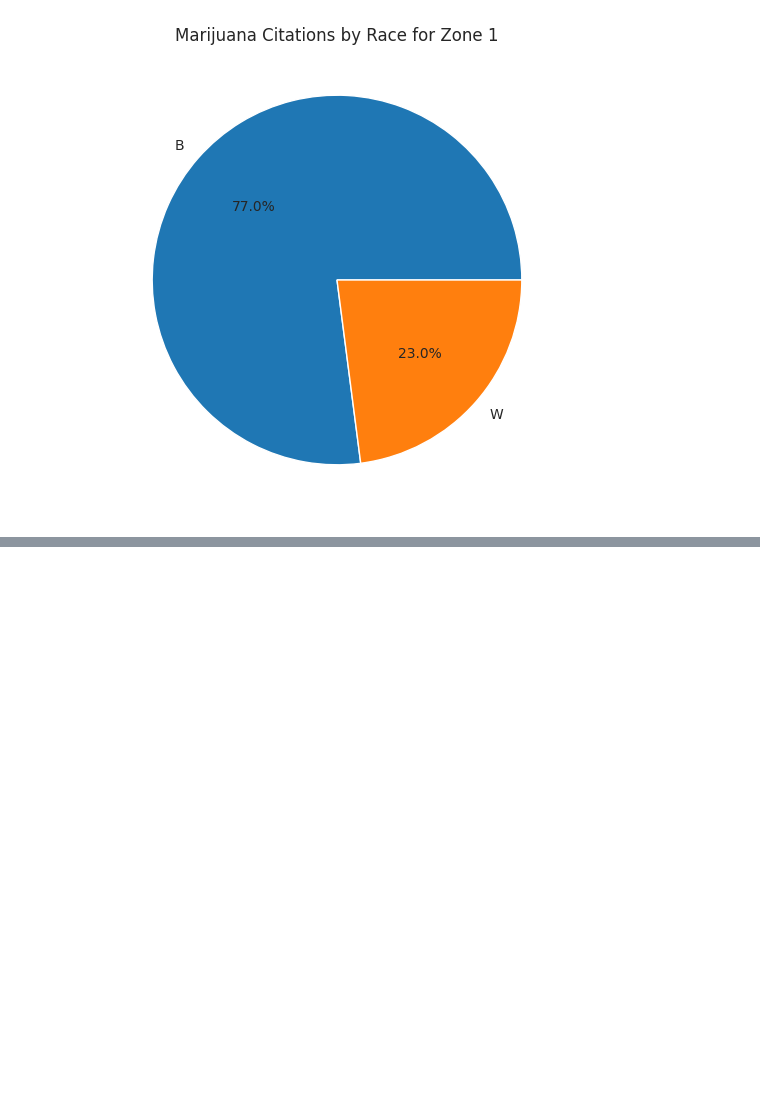
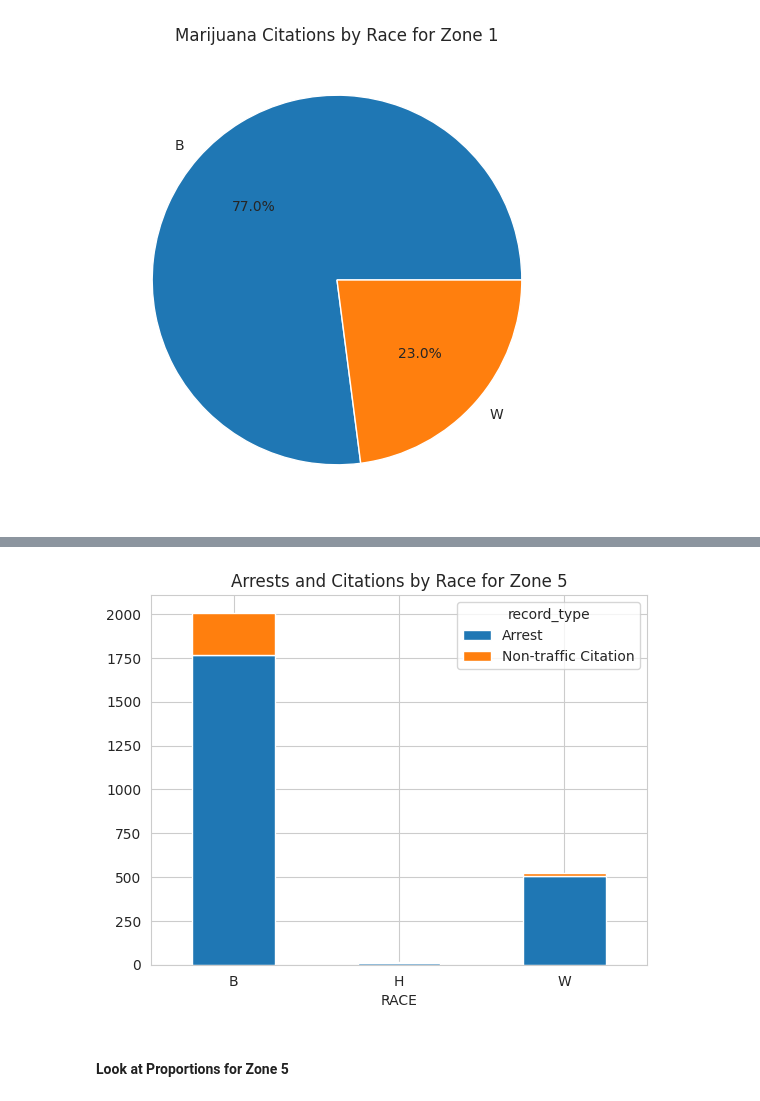
Before and after one commit to trailmarkerlib/policeProjectPythonWorkshop, a Jupyter notebook: python_workshop_marijuana_arrests_vs_citations.ipynb, the cells around one changed output, grey strips where cells are left out. Saved outputs shown, nothing was run; the diff lists cells and outputs as text; code cells hidden in the pictures; blank space fills up the shorter version.

```diff
--- a/python_workshop_marijuana_arrests_vs_citations.ipynb
+++ b/python_workshop_marijuana_arrests_vs_citations.ipynb
@@ -1115,0 +1251,6 @@ plt.show()
+# %%
+zone_5_df = mj_stack_df.loc[(mj_stack_df['ZONE']=='Zone 5') & (mj_stack_df['RACE'].isin(['B','H','W']))].\
+                groupby(['RACE', 'record_type'])['PK'].\
+                count().\
+                unstack().\
+                fillna(0)
@@ -1115,0 +1265,13 @@ plt.show()
+# %%
+# Very simple one-liner using our agg_tips DataFrame.
+zone_5_df.plot(kind='bar', stacked=True)
+
+# Just add a title and rotate the x-axis labels to be horizontal.
+plt.title('Arrests and Citations by Race for Zone 5')
+plt.xticks(rotation=0, ha='center')
+plt.savefig('Marijuana_arrests_and_citations_by_race_zone5.png')
+plt.show()
+# %% [output]
+[figure, added]
+# %% [markdown]
+#### Look at Proportions for Zone 5
```
Also changed, not shown: parts of 34 cells of this notebook.
